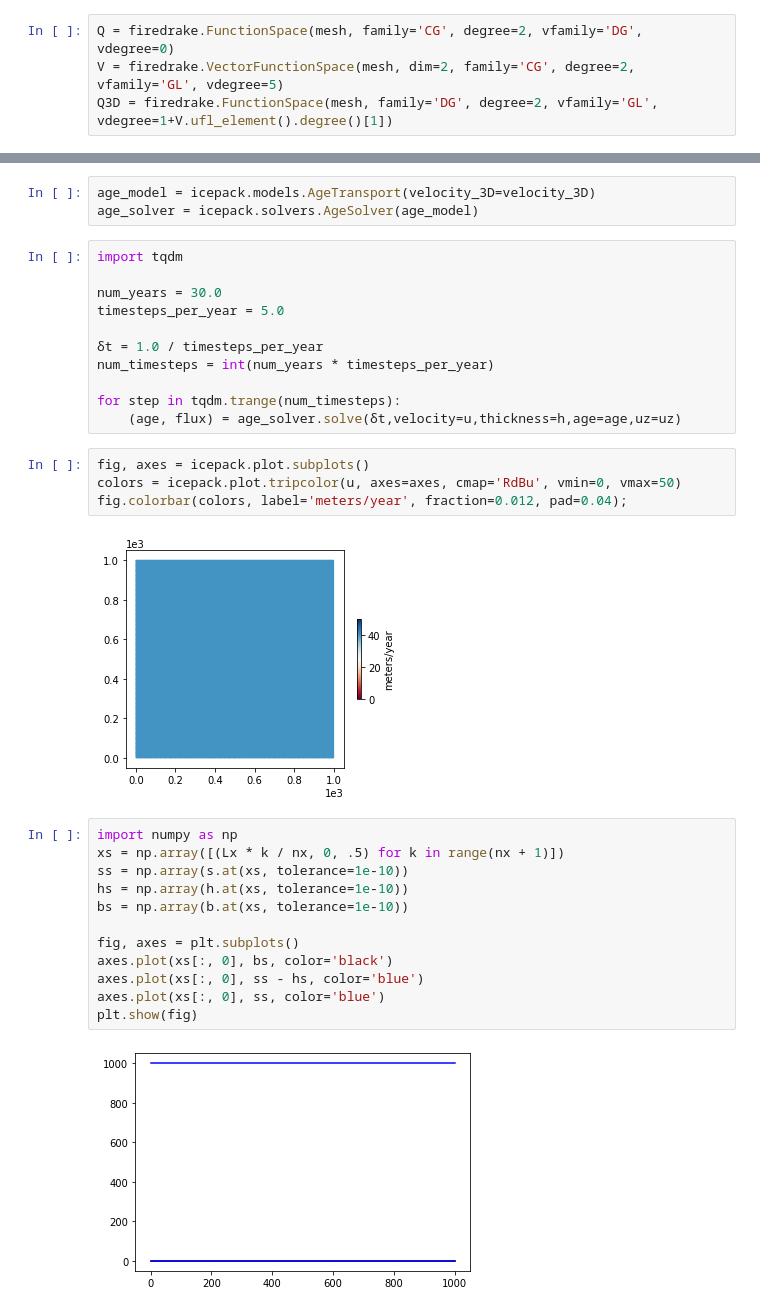
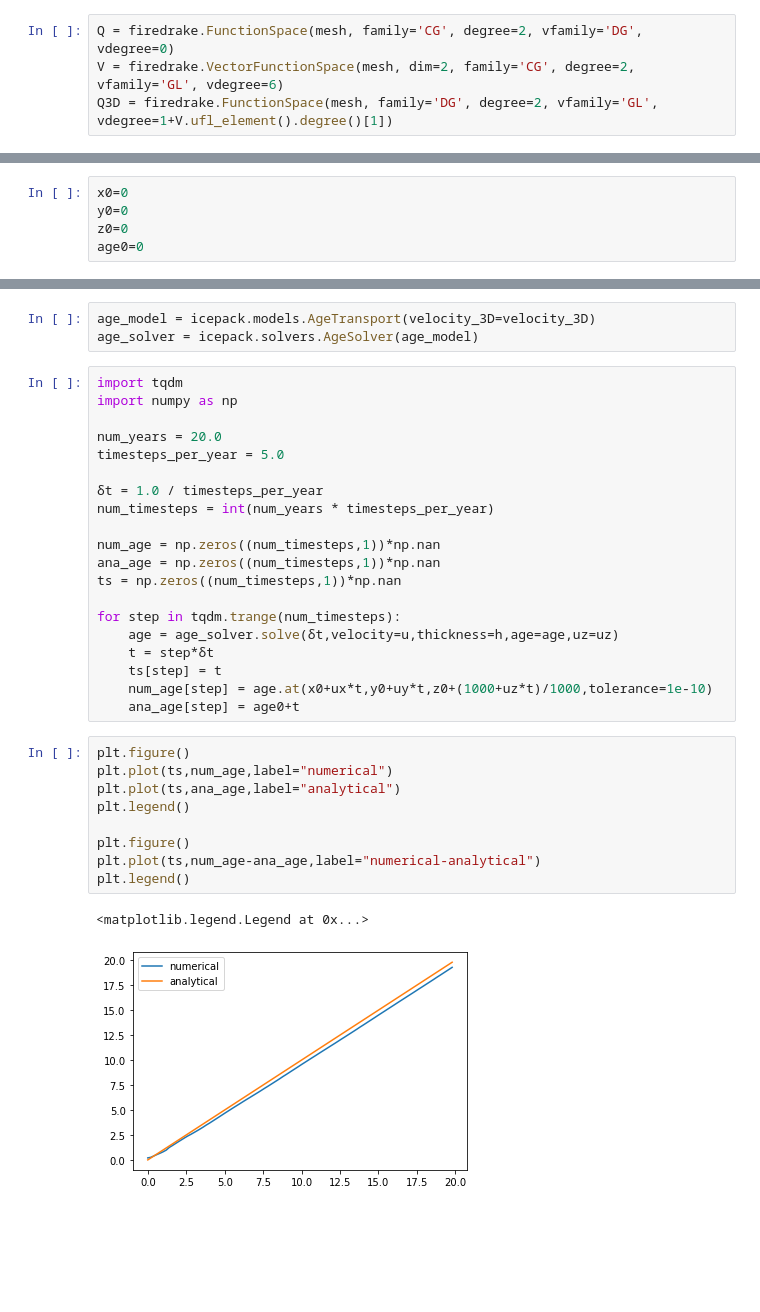
Before and after one commit to jabadge/icepack, a Jupyter notebook: notebooks/tutorials/age_model_test.ipynb, the cells around one changed output, grey strips where cells are left out. Cells and saved outputs as stored; diff of their text form; blank space fills up the shorter version.

Commit message:
added analytical solution to age model test, plus cleanup

```diff
--- a/notebooks/tutorials/age_model_test.ipynb
+++ b/notebooks/tutorials/age_model_test.ipynb
@@ -11,7 +11,7 @@ mesh2d = firedrake.RectangleMesh(nx, ny, Lx, Ly)
 mesh = firedrake.ExtrudedMesh(mesh2d, layers=1)
 # %%
 Q = firedrake.FunctionSpace(mesh, family='CG', degree=2, vfamily='DG', vdegree=0)
-V = firedrake.VectorFunctionSpace(mesh, dim=2, family='CG', degree=2, vfamily='GL', vdegree=5)
+V = firedrake.VectorFunctionSpace(mesh, dim=2, family='CG', degree=2, vfamily='GL', vdegree=6)
 Q3D = firedrake.FunctionSpace(mesh, family='DG', degree=2, vfamily='GL', vdegree=1+V.ufl_element().degree()[1])
 # %%
 x, y, ζ = firedrake.SpatialCoordinate(mesh)
@@ -27,6 +27,11 @@ u = firedrake.interpolate(firedrake.as_vector((ux, uy)), V)
 w = firedrake.interpolate(uz/h,Q3D)
 
 age = firedrake.interpolate(firedrake.Constant(0.0),Q3D)
+# %%
+x0=0
+y0=0
+z0=0
+age0=0
 # %%
 def velocity_3D(**kwargs):
     u = kwargs['velocity']
@@ -50,32 +55,33 @@ age_model = icepack.models.AgeTransport(velocity_3D=velocity_3D)
 age_solver = icepack.solvers.AgeSolver(age_model)
 # %%
 import tqdm
+import numpy as np
 
-num_years = 30.0
+num_years = 20.0
 timesteps_per_year = 5.0
 
 δt = 1.0 / timesteps_per_year
 num_timesteps = int(num_years * timesteps_per_year)
 
+num_age = np.zeros((num_timesteps,1))*np.nan
+ana_age = np.zeros((num_timesteps,1))*np.nan
+ts = np.zeros((num_timesteps,1))*np.nan
+
 for step in tqdm.trange(num_timesteps):
-    (age, flux) = age_solver.solve(δt,velocity=u,thickness=h,age=age,uz=uz)
+    age = age_solver.solve(δt,velocity=u,thickness=h,age=age,uz=uz)
+    t = step*δt
+    ts[step] = t
+    num_age[step] = age.at(x0+ux*t,y0+uy*t,z0+(1000+uz*t)/1000,tolerance=1e-10)
+    ana_age[step] = age0+t
-# %%
-fig, axes = icepack.plot.subplots()
-colors = icepack.plot.tripcolor(u, axes=axes, cmap='RdBu', vmin=0, vmax=50)
-fig.colorbar(colors, label='meters/year', fraction=0.012, pad=0.04);
-# %% [output]
-[figure, removed]
-# %%
-import numpy as np
-xs = np.array([(Lx * k / nx, 0, .5) for k in range(nx + 1)])
-ss = np.array(s.at(xs, tolerance=1e-10))
-hs = np.array(h.at(xs, tolerance=1e-10))
-bs = np.array(b.at(xs, tolerance=1e-10))
-
-fig, axes = plt.subplots()
-axes.plot(xs[:, 0], bs, color='black')
-axes.plot(xs[:, 0], ss - hs, color='blue')
-axes.plot(xs[:, 0], ss, color='blue')
-plt.show(fig)
-# %% [output]
-[figure, removed]
+# %%
+plt.figure()
+plt.plot(ts,num_age,label="numerical")
+plt.plot(ts,ana_age,label="analytical")
+plt.legend()
+
+plt.figure()
+plt.plot(ts,num_age-ana_age,label="numerical-analytical")
+plt.legend()
+# %% [output]
+<matplotlib.legend.Legend at 0x...>
+[figure, added]
```
Also changed, not shown: parts of 12 cells of this notebook, 2 other files.
